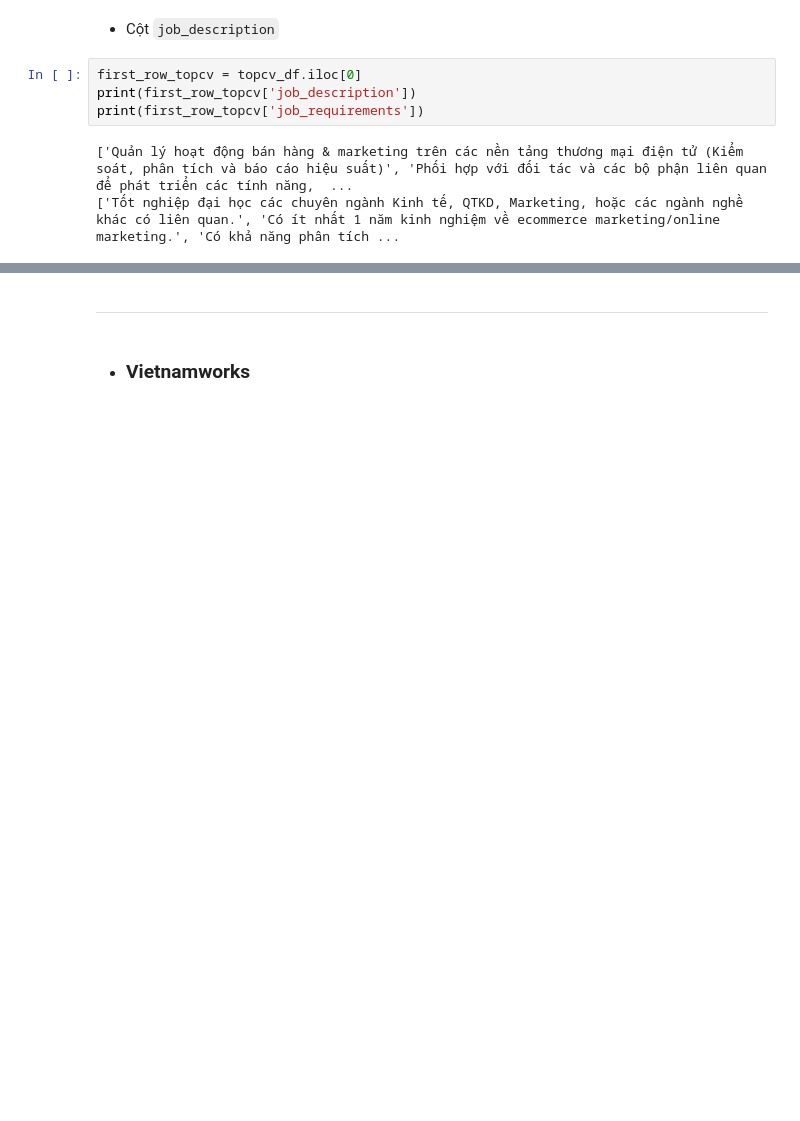
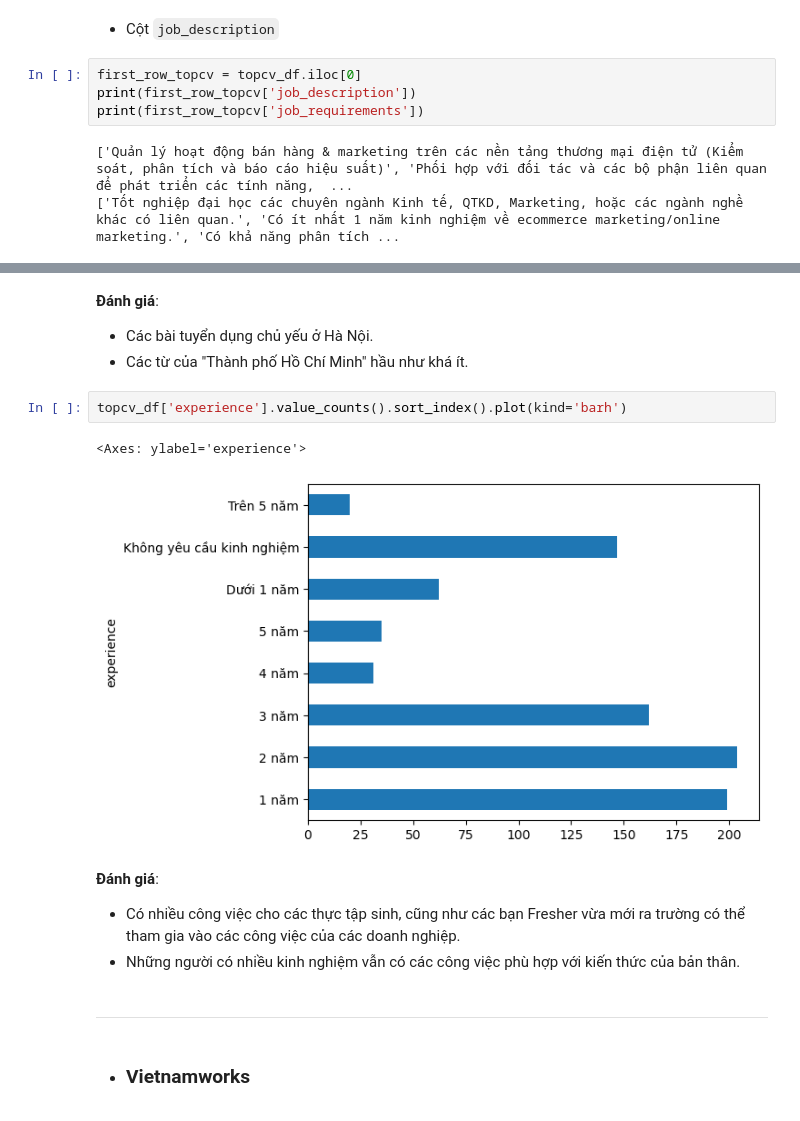
Before and after one commit to phitrann/applied-data-science, a Jupyter notebook: ipynb/preprocessingcv.ipynb, the cells around one changed output, grey strips where cells are left out. Drawn from its saved outputs; the diff is of its cells as text; blank space fills up the shorter version.

```diff
--- a/ipynb/preprocessingcv.ipynb
+++ b/ipynb/preprocessingcv.ipynb
@@ -253,3 +318,16 @@ topcv_df.head()
+# %% [markdown]
+__Đánh giá__:
++ Các bài tuyển dụng chủ yếu ở Hà Nội.
++ Các từ của "Thành phố Hồ Chí Minh" hầu như khá ít.
+# %%
+topcv_df['experience'].value_counts().sort_index().plot(kind='barh')
+# %% [output]
+<Axes: ylabel='experience'>
+[figure, added]
+# %% [markdown]
+__Đánh giá__:
++ Có nhiều công việc cho các thực tập sinh, cũng như các bạn Fresher vừa mới ra trường có thể tham gia vào các công việc của các doanh nghiệp.
++ Những người có nhiều kinh nghiệm vẫn có các công việc phù hợp với kiến thức của bản thân.
 # %% [markdown]
 ---
 # %% [markdown]
```
Also changed, not shown: parts of 27 cells of this notebook, 1 other file.
